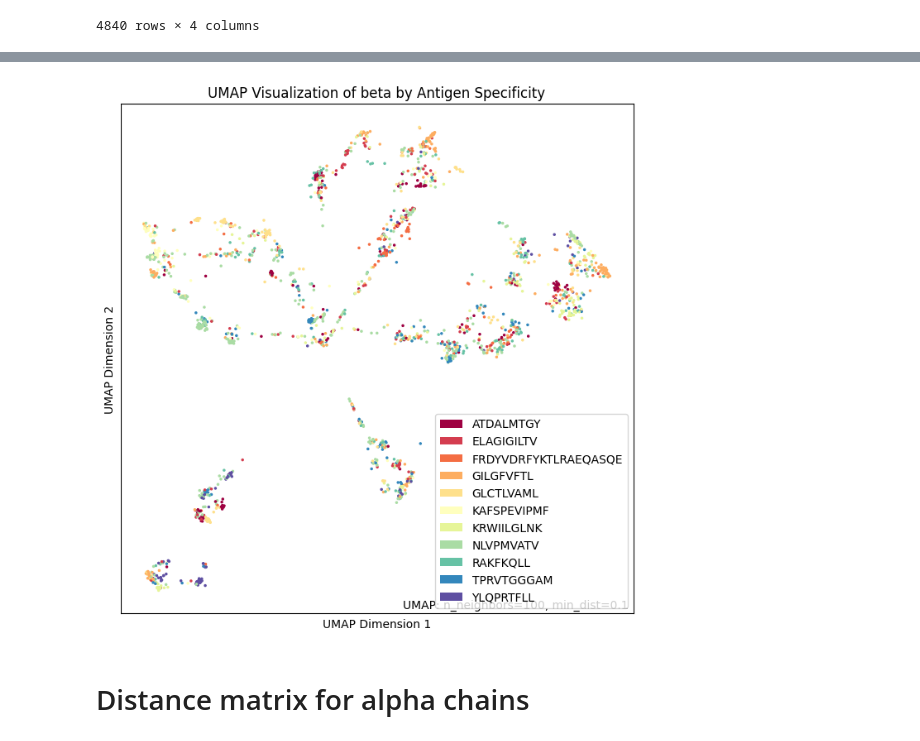
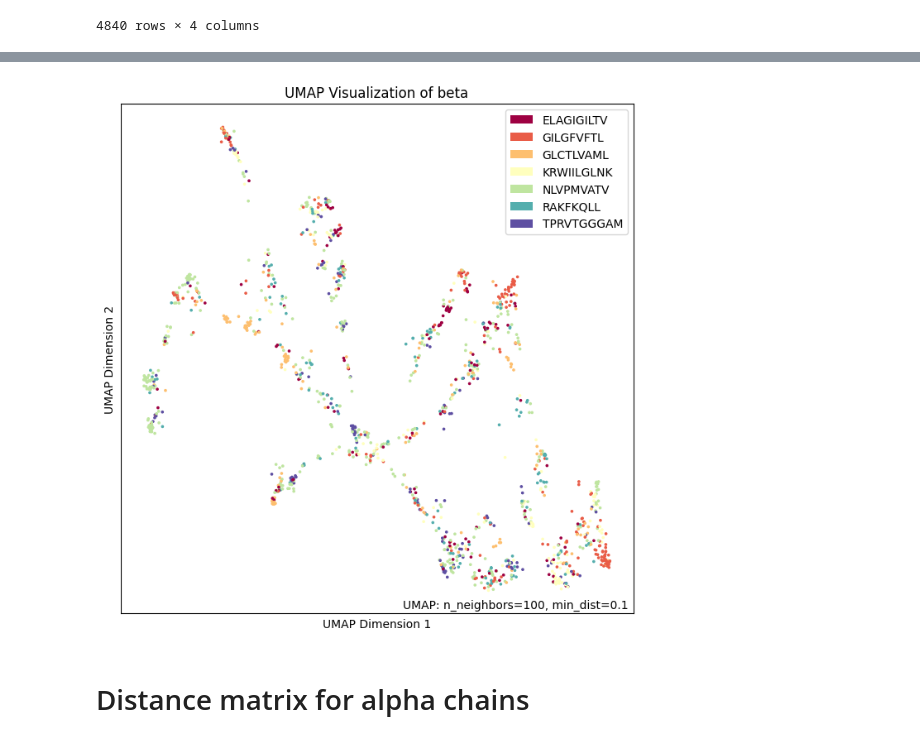
Before and after one commit to UoB-DSMP-2023-24/dsmp-2024-groupol1, a Jupyter notebook: distances_matrix.ipynb, the cells around one changed output, grey strips where cells are left out. Cells and saved outputs as stored; diff of their text form; code cells hidden in the pictures.

```diff
--- a/distances_matrix.ipynb
+++ b/distances_matrix.ipynb
@@ -94,29 +94,29 @@ import umap
 import umap.plot
 import matplotlib.pyplot as plt
 
-def calculate_dist_and_umap(df, chain):
+def calculate_dist_and_umap(df, chain, gene):
   tr = TCRrep(cell_df = df,
             organism = 'human',
             chains = [chain],
             db_file = 'alphabeta_gammadelta_db.tsv')
 
   if chain == 'beta':
-    distance_matrix = pd.concat([pd.DataFrame(tr.pw_cdr3_b_aa), tr.clone_df['antigen.epitope']], axis = 1)
+    distance_matrix = pd.concat([pd.DataFrame(tr.pw_cdr3_b_aa), tr.clone_df[gene]], axis = 1)
   else:
-    distance_matrix = pd.concat([pd.DataFrame(tr.pw_cdr3_a_aa), tr.clone_df['antigen.epitope']], axis = 1)
+    distance_matrix = pd.concat([pd.DataFrame(tr.pw_cdr3_a_aa), tr.clone_df[gene]], axis = 1)
 
-  value_counts_antigen = distance_matrix['antigen.epitope'].value_counts()
-  condition = value_counts_antigen[value_counts_antigen > 100]
-  distance_matrix_filtered= distance_matrix[distance_matrix['antigen.epitope'].isin(condition.index)]
+  value_counts_antigen = distance_matrix[gene].value_counts()
+  top_10_value_counts = value_counts_antigen.nlargest(7)
+  distance_matrix_filtered = distance_matrix[distance_matrix[gene].isin(top_10_value_counts.index)]
 
   distances_reduced = umap.UMAP(n_components = 2, n_neighbors = 100).fit(distance_matrix_filtered.iloc[:, :-1].values)
 
   output_dir = 'visualisations'
 
-  f = umap.plot.points(distances_reduced, labels=distance_matrix_filtered['antigen.epitope'])
+  f = umap.plot.points(distances_reduced, labels=distance_matrix_filtered[gene])
   f.set_xlabel('UMAP Dimension 1', fontsize=10)
   f.set_ylabel('UMAP Dimension 2', fontsize=10)
-  f.set_title(f'UMAP Visualization of {chain} by Antigen Specificity', fontsize=12)
+  f.set_title(f'UMAP Visualization of {chain}', fontsize=12)
 
   # Save the figure
   if not os.path.exists(output_dir):
@@ -127,7 +144,7 @@ def calculate_dist_and_umap(df, chain):
 # %%
-beta_dist_matrix = calculate_dist_and_umap(beta_chains, 'beta')
+beta_dist_matrix = calculate_dist_and_umap(beta_chains, 'beta', 'antigen.epitope')
 # %% [output]
-[figure, old version]
+[figure, new version]
 # %% [markdown]
 # Distance matrix for alpha chains
 # %%
```
Also changed, not shown: parts of 13 cells of this notebook, 3 other files.
